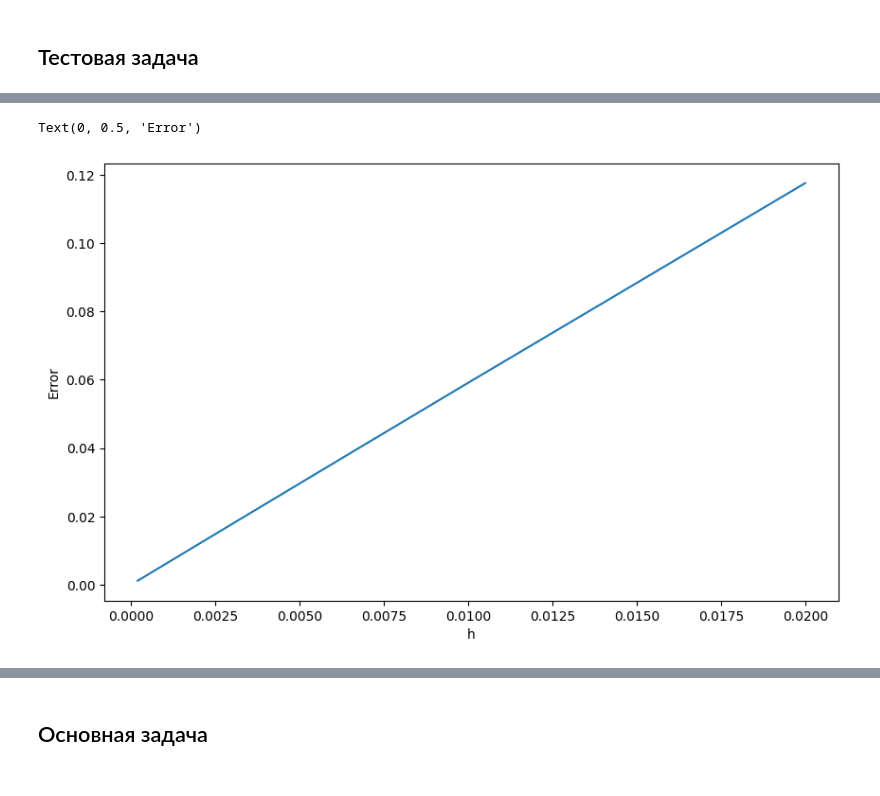
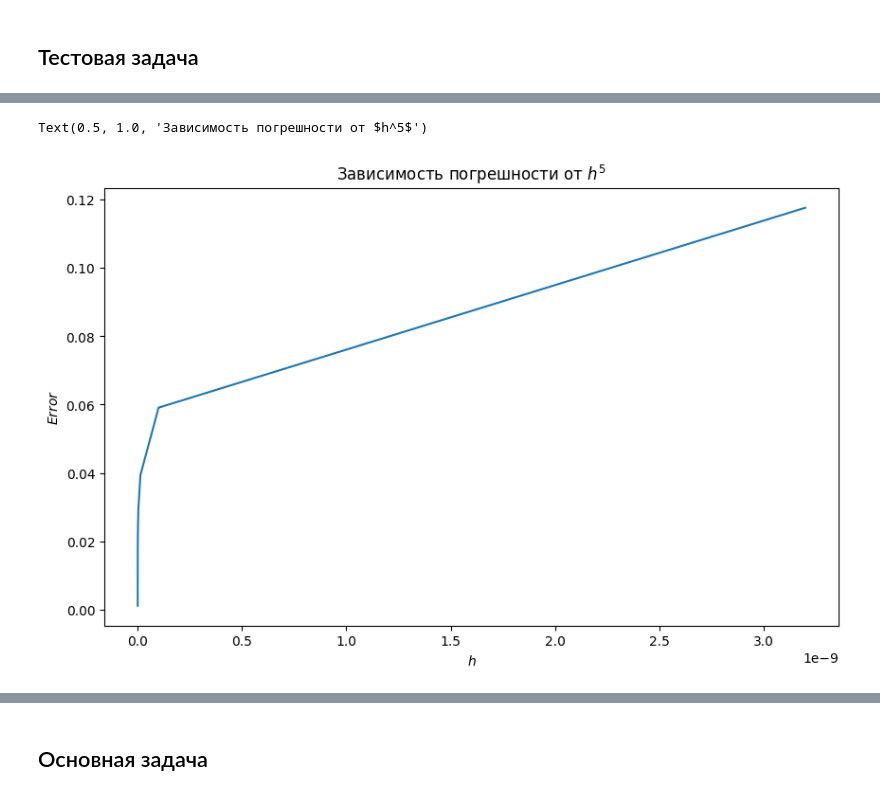
Before and after one commit to BKamol/NumericalMethods, a Jupyter notebook: CourseWork.ipynb, the cells around one changed output, grey strips where cells are left out. Drawn from its saved outputs; the diff is of its cells as text; code cells hidden in the pictures.

Commit message:
added one figure

```diff
--- a/CourseWork.ipynb
+++ b/CourseWork.ipynb
@@ -90,12 +90,13 @@ max_errors = np.array(max_errors)
 max_errors_h = np.array(max_errors_h)
 # %%
 plt.rcParams['figure.figsize'] = (10, 6)
-plt.plot(hs, max_errors)
-plt.xlabel('h')
-plt.ylabel('Error')
+plt.plot(hs**5, max_errors)
+plt.xlabel('$h$')
+plt.ylabel('$Error$')
+plt.title("Зависимость погрешности от $h^5$")
 # %% [output]
-Text(0, 0.5, 'Error')
+Text(0.5, 1.0, 'Зависимость погрешности от $h^5$')
-[figure, old version]
+[figure, new version]
 # %%
 plt.rcParams['figure.figsize'] = (10, 6)
 plt.plot(hs, max_errors_h)
```
Also changed, not shown: parts of 7 cells of this notebook.
